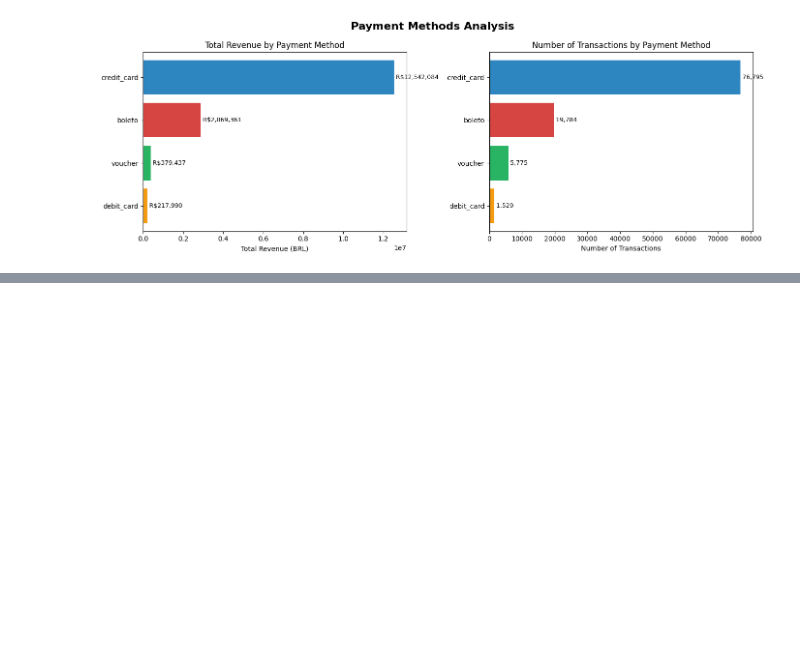
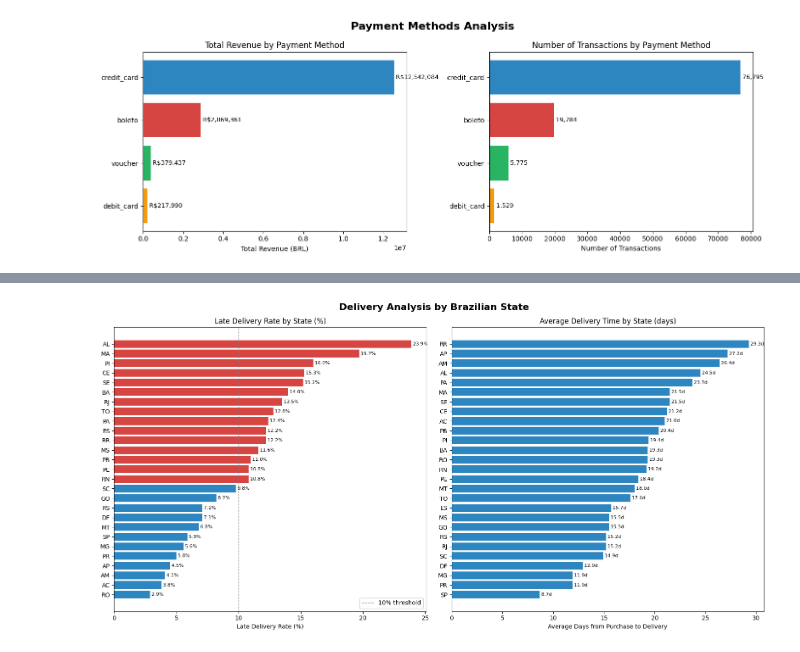
Before and after one commit to marinoalfonso/olist-ecommerce-analysis, a Jupyter notebook: notebooks/analysis.ipynb, the cells around one changed output, grey strips where cells are left out. Saved outputs shown, nothing was run; the diff lists cells and outputs as text; code cells hidden in the pictures; blank space fills up the shorter version.

Commit message:
Add delivery analysis visualization

```diff
--- a/notebooks/analysis.ipynb
+++ b/notebooks/analysis.ipynb
@@ -82,0 +127,41 @@ plt.show()
+# %%
+fig, axes = plt.subplots(1, 2, figsize=(16, 8))
+fig.suptitle("Delivery Analysis by Brazilian State", fontsize=16, fontweight="bold")
+
+# ── Grafico 1 — Percentuale ritardo per stato ────────────────
+df_sorted = df_delivery.sort_values("percentuale_ritardo", ascending=True)
+
+colors = ["#D64541" if x > 10 else "#2E86C1" for x in df_sorted["percentuale_ritardo"]]
+
+axes[0].barh(
+    df_sorted["customer_state"],
+    df_sorted["percentuale_ritardo"],
+    color=colors
+)
+axes[0].axvline(10, color="gray", linestyle="--", linewidth=1, label="10% threshold")
+axes[0].set_title("Late Delivery Rate by State (%)")
+axes[0].set_xlabel("Late Delivery Rate (%)")
+axes[0].legend()
+
+for i, v in enumerate(df_sorted["percentuale_ritardo"]):
+    axes[0].text(v, i, f" {v}%", va="center", fontsize=8)
+
+# ── Grafico 2 — Giorni medi di consegna per stato ────────────
+df_sorted2 = df_delivery.sort_values("giorni_medi_consegna", ascending=True)
+
+axes[1].barh(
+    df_sorted2["customer_state"],
+    df_sorted2["giorni_medi_consegna"],
+    color="#2E86C1"
+)
+axes[1].set_title("Average Delivery Time by State (days)")
+axes[1].set_xlabel("Average Days from Purchase to Delivery")
+
+for i, v in enumerate(df_sorted2["giorni_medi_consegna"]):
+    axes[1].text(v, i, f" {v}d", va="center", fontsize=8)
+
+plt.tight_layout()
+#plt.savefig("output/delivery_analysis.png", dpi=150, bbox_inches="tight")
+plt.show()
+# %% [output]
+[figure, added]
```
Also changed, not shown: parts of 1 cell of this notebook.
